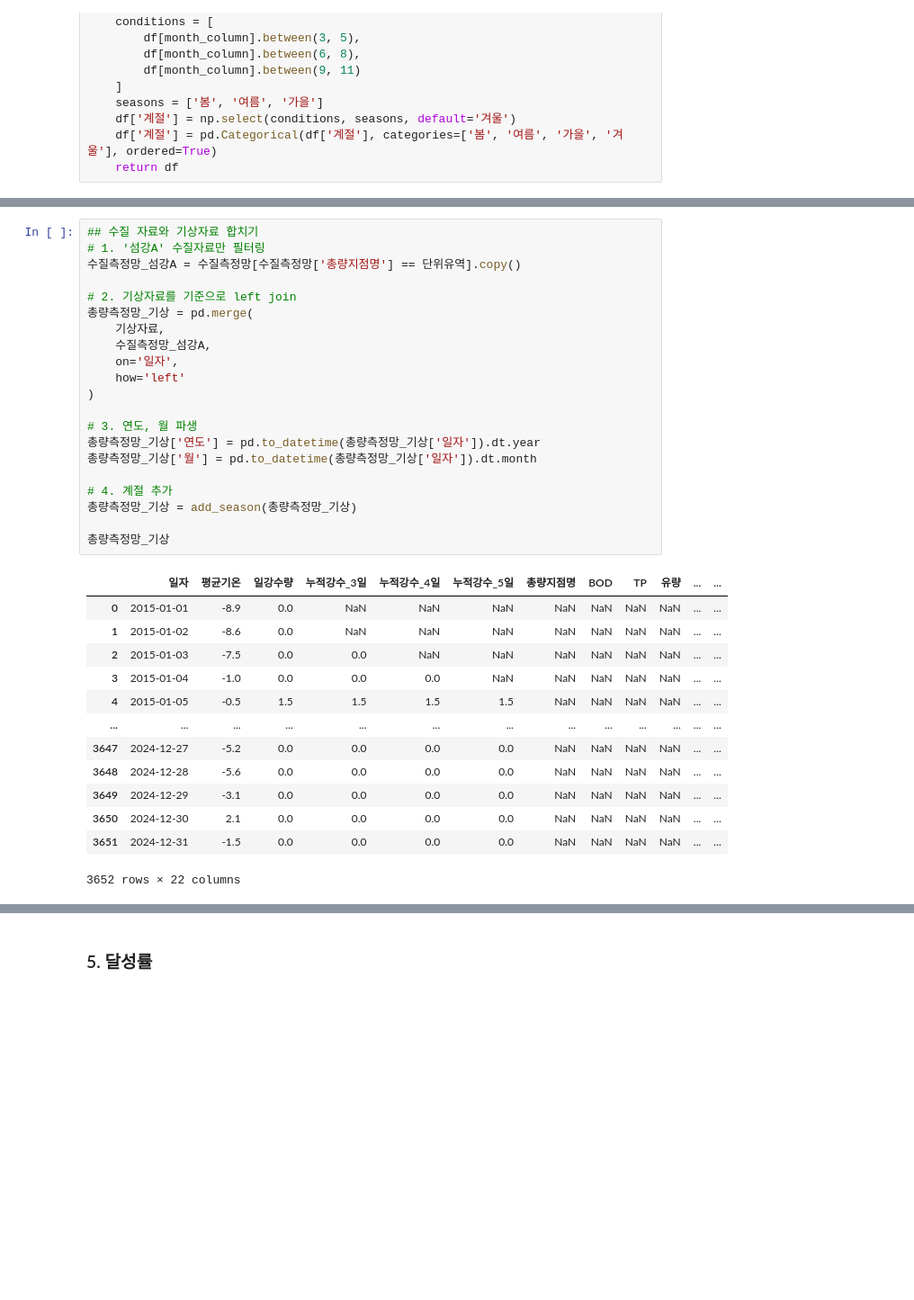
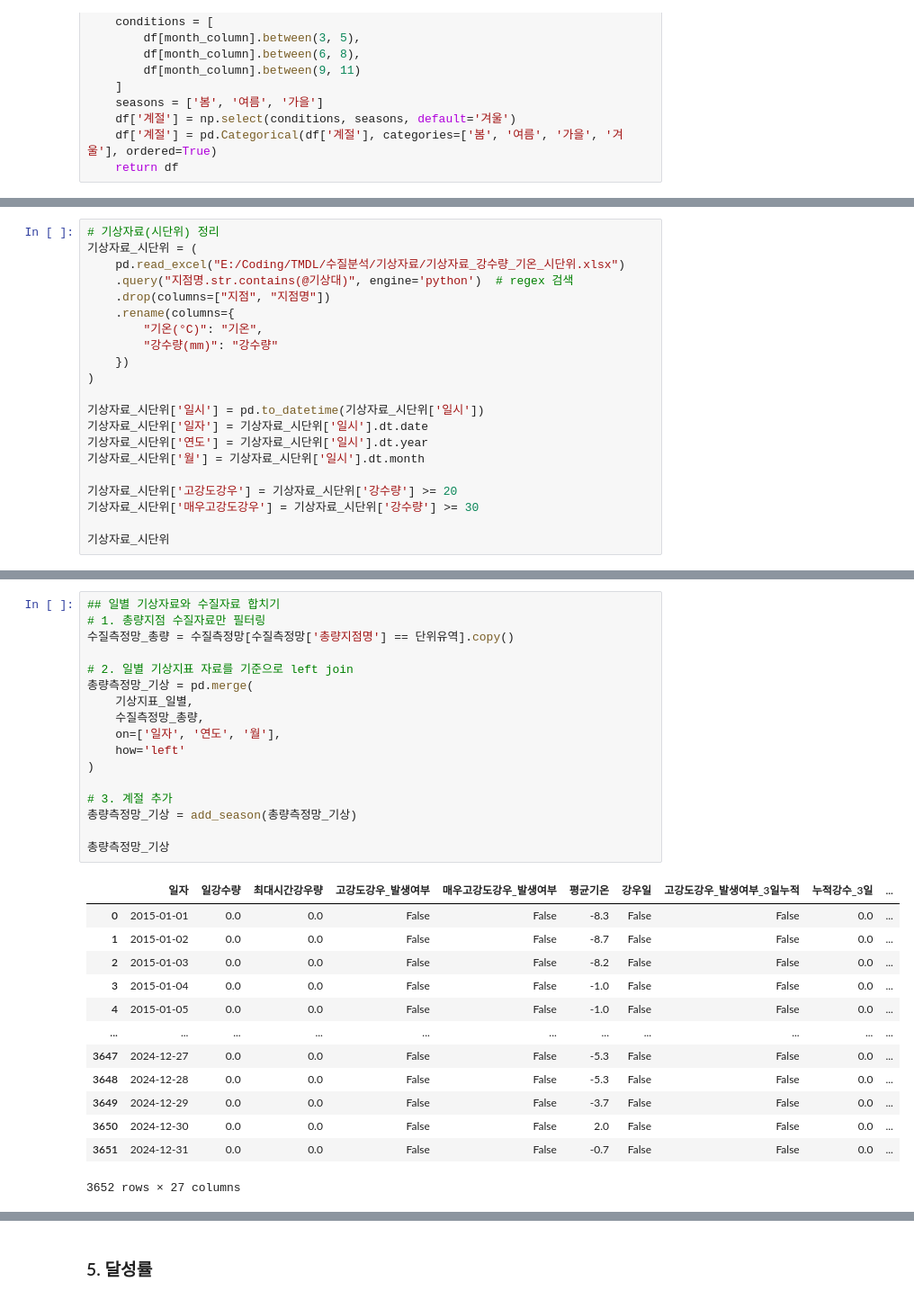
Before and after one commit to cms0416/TMDL, a Jupyter notebook: Script_Python/수질분석/유역별_수질분석.ipynb, the cells around one changed output, grey strips where cells are left out. Shown at 90% size. Cells and saved outputs as stored; diff of their text form; blank space fills up the shorter version.

```diff
--- a/Script_Python/수질분석/유역별_수질분석.ipynb
+++ b/Script_Python/수질분석/유역별_수질분석.ipynb
@@ -48,0 +84,21 @@ def add_season(df, month_column='월'):
+# %%
+# 기상자료(시단위) 정리
+기상자료_시단위 = (
+    pd.read_excel("E:/Coding/TMDL/수질분석/기상자료/기상자료_강수량_기온_시단위.xlsx")
+    .query("지점명.str.contains(@기상대)", engine='python')  # regex 검색
+    .drop(columns=["지점", "지점명"])
+    .rename(columns={
+        "기온(°C)": "기온",
+        "강수량(mm)": "강수량"
+    })
+)
+
+기상자료_시단위['일시'] = pd.to_datetime(기상자료_시단위['일시'])
+기상자료_시단위['일자'] = 기상자료_시단위['일시'].dt.date
+기상자료_시단위['연도'] = 기상자료_시단위['일시'].dt.year
+기상자료_시단위['월'] = 기상자료_시단위['일시'].dt.month
+
+기상자료_시단위['고강도강우'] = 기상자료_시단위['강수량'] >= 20
+기상자료_시단위['매우고강도강우'] = 기상자료_시단위['강수량'] >= 30
+
+기상자료_시단위
@@ -194,35 +376,31 @@ labels = ['홍수기', '풍수기', '평수기', '저수기', '갈수기']
 # %%
-## 수질 자료와 기상자료 합치기
-# 1. '섬강A' 수질자료만 필터링
-수질측정망_섬강A = 수질측정망[수질측정망['총량지점명'] == 단위유역].copy()
+## 일별 기상자료와 수질자료 합치기
+# 1. 총량지점 수질자료만 필터링
+수질측정망_총량 = 수질측정망[수질측정망['총량지점명'] == 단위유역].copy()
 
-# 2. 기상자료를 기준으로 left join
+# 2. 일별 기상지표 자료를 기준으로 left join
 총량측정망_기상 = pd.merge(
-    기상자료,
-    수질측정망_섬강A,
-    on='일자',
+    기상지표_일별,
+    수질측정망_총량,
+    on=['일자', '연도', '월'],
     how='left'
 )
 
-# 3. 연도, 월 파생
-총량측정망_기상['연도'] = pd.to_datetime(총량측정망_기상['일자']).dt.year
-총량측정망_기상['월'] = pd.to_datetime(총량측정망_기상['일자']).dt.month
-
-# 4. 계절 추가
+# 3. 계절 추가
 총량측정망_기상 = add_season(총량측정망_기상)
 
 총량측정망_기상
 # %% [output]
-|  | 일자 | 평균기온 | 일강수량 | 누적강수_3일 | 누적강수_4일 | 누적강수_5일 | 총량지점명 | BOD | TP | 유량 | ... | ... |
-| 0 | 2015-01-01 | -8.9 | 0.0 | NaN | NaN | NaN | NaN | NaN | NaN | NaN | ... | ... |
-| 1 | 2015-01-02 | -8.6 | 0.0 | NaN | NaN | NaN | NaN | NaN | NaN | NaN | ... | ... |
-| 2 | 2015-01-03 | -7.5 | 0.0 | 0.0 | NaN | NaN | NaN | NaN | NaN | NaN | ... | ... |
-| 3 | 2015-01-04 | -1.0 | 0.0 | 0.0 | 0.0 | NaN | NaN | NaN | NaN | NaN | ... | ... |
-| 4 | 2015-01-05 | -0.5 | 1.5 | 1.5 | 1.5 | 1.5 | NaN | NaN | NaN | NaN | ... | ... |
-| ... | ... | ... | ... | ... | ... | ... | ... | ... | ... | ... | ... | ... |
-| 3647 | 2024-12-27 | -5.2 | 0.0 | 0.0 | 0.0 | 0.0 | NaN | NaN | NaN | NaN | ... | ... |
-| 3648 | 2024-12-28 | -5.6 | 0.0 | 0.0 | 0.0 | 0.0 | NaN | NaN | NaN | NaN | ... | ... |
-| 3649 | 2024-12-29 | -3.1 | 0.0 | 0.0 | 0.0 | 0.0 | NaN | NaN | NaN | NaN | ... | ... |
-| 3650 | 2024-12-30 | 2.1 | 0.0 | 0.0 | 0.0 | 0.0 | NaN | NaN | NaN | NaN | ... | ... |
-| 3651 | 2024-12-31 | -1.5 | 0.0 | 0.0 | 0.0 | 0.0 | NaN | NaN | NaN | NaN | ... | ... |
+|  | 일자 | 일강수량 | 최대시간강우량 | 고강도강우_발생여부 | 매우고강도강우_발생여부 | 평균기온 | 강우일 | 고강도강우_발생여부_3일누적 | 누적강수_3일 | ... |
+| 0 | 2015-01-01 | 0.0 | 0.0 | False | False | -8.3 | False | False | 0.0 | ... |
+| 1 | 2015-01-02 | 0.0 | 0.0 | False | False | -8.7 | False | False | 0.0 | ... |
+| 2 | 2015-01-03 | 0.0 | 0.0 | False | False | -8.2 | False | False | 0.0 | ... |
+| 3 | 2015-01-04 | 0.0 | 0.0 | False | False | -1.0 | False | False | 0.0 | ... |
+| 4 | 2015-01-05 | 0.0 | 0.0 | False | False | -1.0 | False | False | 0.0 | ... |
+| ... | ... | ... | ... | ... | ... | ... | ... | ... | ... | ... |
+| 3647 | 2024-12-27 | 0.0 | 0.0 | False | False | -5.3 | False | False | 0.0 | ... |
+| 3648 | 2024-12-28 | 0.0 | 0.0 | False | False | -5.3 | False | False | 0.0 | ... |
+| 3649 | 2024-12-29 | 0.0 | 0.0 | False | False | -3.7 | False | False | 0.0 | ... |
+| 3650 | 2024-12-30 | 0.0 | 0.0 | False | False | 2.0 | False | False | 0.0 | ... |
+| 3651 | 2024-12-31 | 0.0 | 0.0 | False | False | -0.7 | False | False | 0.0 | ... |
-3652 rows × 22 columns
+3652 rows × 27 columns
```
Also changed, not shown: parts of 38 cells of this notebook, 41 other files.
